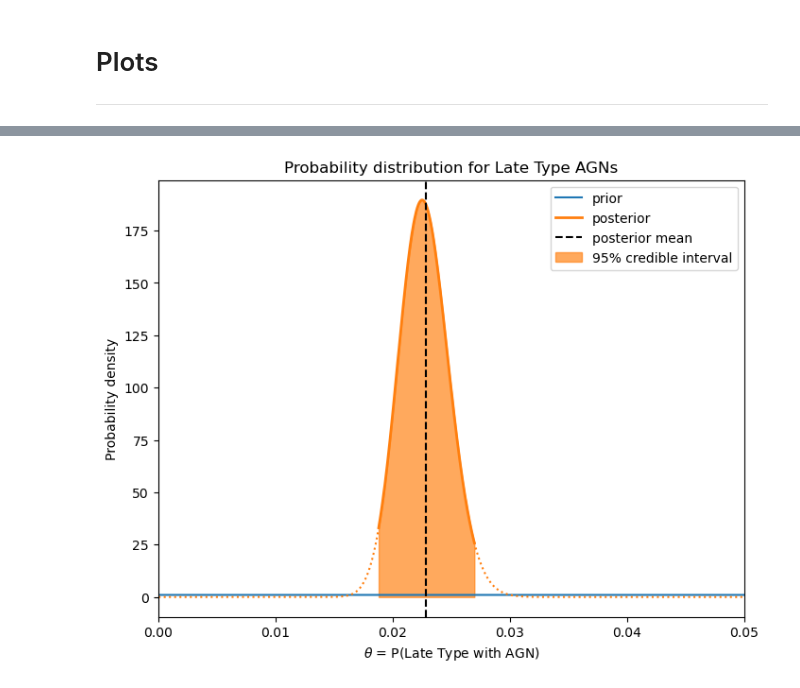
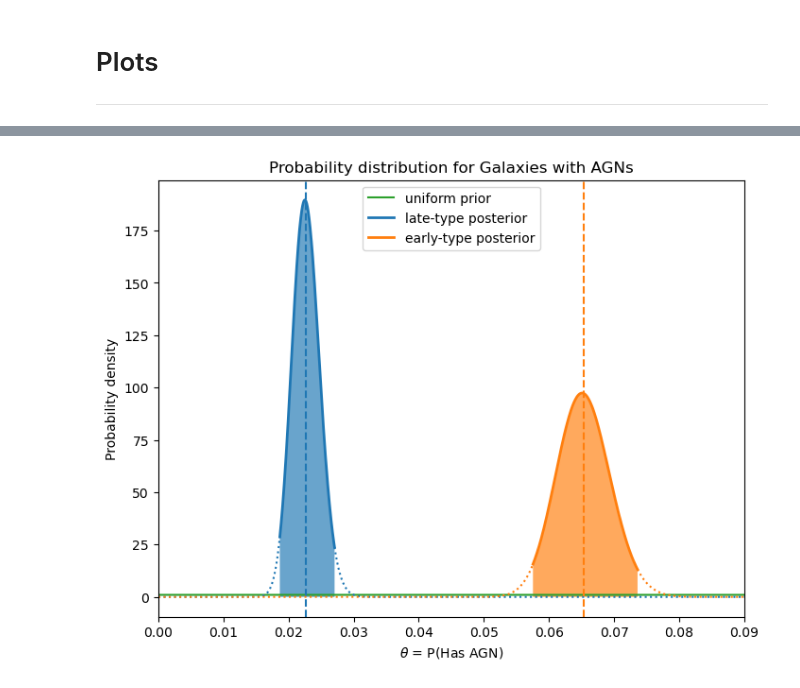
Before and after one commit to joh15016/AST-5731-Project, a Jupyter notebook: project_1/research_project_1.ipynb, the cells around one changed output, grey strips where cells are left out. Drawn from its saved outputs; the diff is of its cells as text; code cells hidden in the pictures.

```diff
--- a/project_1/research_project_1.ipynb
+++ b/project_1/research_project_1.ipynb
@@ -122,0 +120,16 @@ Number of late-type galaxies with AGNs: 112
+# %%
+# plotting parameters
+x = [0.3, 0.7]
+bar_width = 0.2
+prop_cycle = plt.rcParams['axes.prop_cycle'] # colors
+colors = prop_cycle.by_key()['color']
+
+plt.bar(x[0], len(early_agn), width=bar_width, color=colors[0], label='With AGN')
+plt.bar(x[0], len(early_galaxies) - len(early_agn), width=bar_width, bottom=len(early_agn), color='skyblue', label='Without AGN')
+plt.bar(x[1], len(late_agn), width=bar_width, color=colors[0])
+plt.bar(x[1], len(late_galaxies) - len(late_agn), bottom=len(late_agn), width=bar_width, color='skyblue')
+plt.title('Data Visualization')
+plt.xticks(x, ['Early-type galaxies', 'Late-type galaxies'])
+plt.xlim(0, 1)
+plt.legend()
+plt.show()
@@ -153,10 +238,10 @@ def weighted_quantile(data, weights, q):
 # %%
 # Sample theta from uniform distribution and compute posterior
 N_samples = 100000
-a, b = 1, 1 # 24, 1000
+a, b = 1, 1
 theta = np.sort(beta.rvs(a, b, size=N_samples))
 n = early_galaxies.shape[-1]
-x = agn_early.shape[-1]
+x = early_agn.shape[-1]
 post_dist = posterior(theta, x, n, a, b)
 
 # Set up credible interval
@@ -212,56 +299,40 @@ posterior max: 0.0654
 # %%
-# Sample theta from uniform distribution and compute posterior
+# Sample theta from uniform distribution
 N_samples = 100000
-a, b = 1, 1 # 3, 100
+a, b = 1, 1
 theta = np.sort(beta.rvs(a, b, size=N_samples))
-n = late_galaxies.shape[-1]
-x = agn_late.shape[-1]
-post_dist = posterior(theta, x, n, a, b)
+n = [late_galaxies.shape[-1], early_galaxies.shape[-1]]
+x = [late_agn.shape[-1], early_agn.shape[-1]]
 
-# Set up credible interval
-q_lv = weighted_quantile(theta, post_dist, 0.025)
-q_uv = weighted_quantile(theta, post_dist, 0.975)
-lv_ind = np.argmin(theta < q_lv) + 1
-uv_ind = np.argmax(theta > q_uv) - 1
-mid_inds = np.logical_and(theta > q_lv, theta < q_uv)
+plt.figure(figsize=(8, 6))
+plt.plot(theta, prior(theta, a, b), label='uniform prior', color='C2')
+for ii, lab in enumerate(['late', 'early']):
+    post_dist = posterior(theta, x[ii], n[ii], a, b)
 
-# Compute posterior mean and 95% credible interval
-mean_theta = np.sum(theta*post_dist) / np.sum(post_dist)
-print(f'posterior max: {mean_theta:.4f}')
-print(f'95% credible interval: ({theta[lv_ind]:.4f}, {theta[uv_ind]:.4f})')
+    # Set up credible interval
+    q_lv = weighted_quantile(theta, post_dist, 0.025)
+    q_uv = weighted_quantile(theta, post_dist, 0.975)
+    lv_ind = np.argmin(theta < q_lv) + 1
+    uv_ind = np.argmax(theta > q_uv) - 1
+    mid_inds = np.logical_and(theta > q_lv, theta < q_uv)
+    mean_theta = np.sum(theta*post_dist) / np.sum(post_dist)
 
-# Plot posterior distribution
-plt.figure(figsize=(8, 6))
-plt.plot(theta, prior(theta, a, b), label='prior')
-plt.plot(theta[mid_inds], post_dist[mid_inds],
-         linewidth=2, color='C1', label='posterior')
-plt.plot(theta[:lv_ind+1], post_dist[:lv_ind+1],
-         linestyle=':', linewidth=1.5, color='C1')
-plt.plot(theta[uv_ind-1:], post_dist[uv_ind-1:],
-         linestyle=':', linewidth=1.5, color='C1')
-plt.axvline(mean_theta, color='k', linestyle='--', label='posterior mean')
-plt.fill_between(theta[mid_inds], post_dist[mid_inds], alpha=0.67,
-                 label='95% credible interval', color='C1')
-plt.title('Probability distribution for Late Type AGNs')
-plt.xlabel(r'$\theta$ = P(Late Type with AGN)')
+    # Plot posterior distribution
+    plt.plot(theta[mid_inds], post_dist[mid_inds],
+             linewidth=2, color=f'C{ii}', label=f'{lab}-type posterior')
+    plt.plot(theta[:lv_ind+1], post_dist[:lv_ind+1],
+             linestyle=':', linewidth=1.5, color=f'C{ii}')
+    plt.plot(theta[uv_ind-1:], post_dist[uv_ind-1:],
+             linestyle=':', linewidth=1.5, color=f'C{ii}')
+    plt.axvline(mean_theta, color=f'C{ii}', linestyle='--') #, label=f'{lab}-type posterior mean')
+    plt.fill_between(theta[mid_inds], post_dist[mid_inds], alpha=0.67) #,
+                     # label=f'{lab}-type 95% credible interval', color=f'C{ii}')
+
+plt.title('Probability distribution for Galaxies with AGNs')
+plt.xlabel(r'$\theta$ = P(Has AGN)')
 plt.ylabel('Probability density')
-plt.xlim(0.0, 0.05)
+plt.xlim(0.0, 0.09)
 plt.legend()
-# plt.savefig('Late_Type_Posterior.png')
+# plt.savefig('Posterior.png')
 plt.show()
-
-
-x_cutoff = 250
-x_new = np.arange(1, x_cutoff)
-plt.figure(figsize=(8, 6))
-plt.plot(x_new, prior_predictive(x_new, theta, n, a, b), label='prior predictive', color='C2')
-plt.plot(x_new, post_predictive(x_new, x, theta, n, a, b), label='posterior predictive', color='C0')
-plt.plot(theta*n, post_dist/trapezoid(post_dist, theta*n), label='posterior', linestyle='--', color='C1')
-plt.title('Probability distribution for Late Type AGNs')
-plt.xlabel('Number of Late Type with AGN')
-plt.ylabel('Probability density')
-plt.xlim(0, x_cutoff)
-plt.legend()
-# plt.savefig('Late_Type_Predicative.png')
-plt.show()
 # %% [output]
@@ -270 +339 @@ posterior max: 0.0228
-[figure, old version]
+[figure, new version]
```
Also changed, not shown: parts of 22 cells of this notebook, 2 other files.
